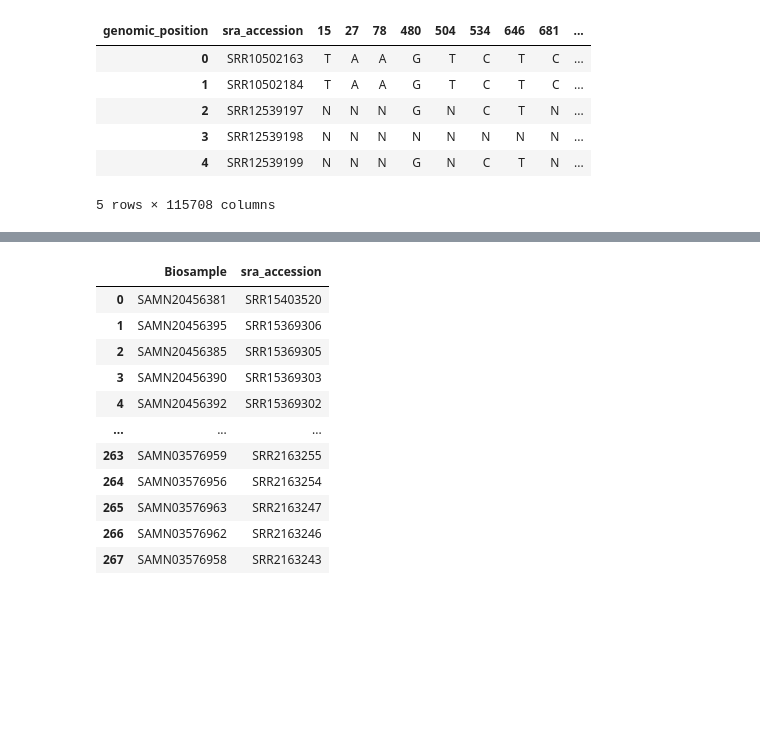
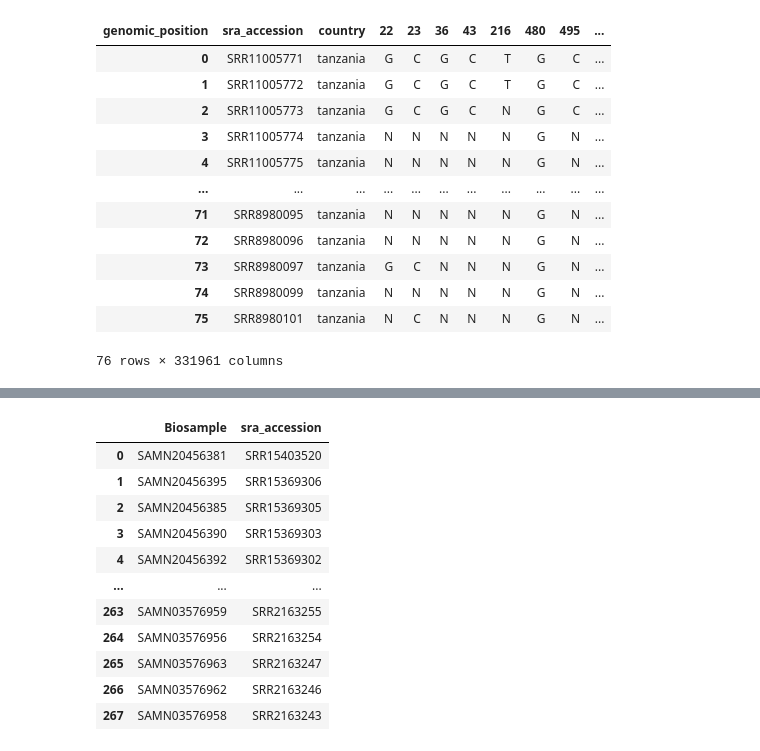
Before and after one commit to omicscodeathon/salmonellaml, a Jupyter notebook: notebooks/preprocessing_04.ipynb, the cells around one changed output, grey strips where cells are left out. Saved outputs shown, nothing was run; the diff lists cells and outputs as text; code cells hidden in the pictures; blank space fills up the shorter version.

```diff
--- a/notebooks/preprocessing_04.ipynb
+++ b/notebooks/preprocessing_04.ipynb
@@ -10,7 +10,7 @@ cgr = CGR()
 def get_last_name(file_path):
     return Path(file_path).stem
 
-def preprocessing(snp_list):
+def preprocessing(snp_list,df_bio,df_sra,country):
     # Step1: merge SNPs of all samples
     with open(snp_list, "r") as f:
         sample_files = f.read().splitlines()
@@ -29,7 +29,7 @@ def preprocessing(snp_list):
         for sample in sample_files[1:]:
             try:
                 pd.read_csv(sample, sep=" ", header=None)
-                print(sample)
+#                 print(sample)
                 sample_data = pd.read_csv(sample, sep=" ", header=None)
                 column_name = get_last_name(sample)
                 sample_data.columns = ["genomic_position", "REF", column_name]
@@ -43,9 +43,32 @@ def preprocessing(snp_list):
         merge_data.set_index("genomic_position", inplace=True)
         # Tranpose the df (reverse) to have samples as rows and genomic positions as columns
         merge_data = merge_data.T
+        #replace nan with merged data
+#        df=df.merge_data("N")
+        df=merge_data.fillna("N")
+
+        df=df.reset_index()
+        df=df.rename(columns={"index":"sra_accession"})
+
+        # Step 2: Remove constant columns
+        non_constant_cols = df.columns[df.nunique() > 1]
+        df_constant_dropped = df[non_constant_cols]
+        df_constant_dropped
+        df_constant_dropped.insert(1, "country", country)
+        # read metadata
+        df_bio=pd.read_table(df_bio)
+        df_sra=pd.read_table(df_sra,header=None)
+        #map sra to biosample
+        df_sra_biosample=pd.concat([df_bio,df_sra], axis=1)
+         # concat the sra and df
+        df_sra_biosample.dropna(inplace=True)
+        df_country=pd.concat([df_sra_biosample,df],axis=1)
+        df_country
+
+        df_constant_dropped.to_csv(f"../data/{country}_processed.csv")
 
         # Move the return statement outside the loop, after all samples have been processed and merged.
-        return merge_data
+        return df_constant_dropped
 
     except Exception as e:
         print("Error:", str(e))
@@ -53,7 +76,6 @@ def preprocessing(snp_list):
 
 
 # Call the preprocessing function and store the result in the 'df' variable
-df = preprocessing("../data/snp.lists")
 #     merge_data = merge_data.fillna("N")
 #     merge_data = merge_data.replace({"A": 1, "G": 2, "C": 3, "T": 4, "N": 0})
 #     merge_data = merge_data.rename(columns={"V1": "POS"})
@@ -64,9 +86,6 @@ df = preprocessing("../data/snp.lists")
 #     tinput4 = tinput[tinput["Num"] < value]
 #     tinput5 = tinput4.T
 #     tinput5.to_csv("snp_input.csv", index=False)
-
-df=preprocessing("../data/snp.lists")
-df
 #     # FCGR Encoding using kaos package
 #     data = pd.read_csv("snp_input.csv")
 #     data = data.replace({0: "N", 1: "A", 2: "G", 3: "C", 4: "T"})
@@ -193,10 +96,0 @@ df_kenya
-# %%
-df.head()
-# %% [output]
-| genomic_position | sra_accession | 15 | 27 | 78 | 480 | 504 | 534 | 646 | 681 | ... |
-| 0 | SRR10502163 | T | A | A | G | T | C | T | C | ... |
-| 1 | SRR10502184 | T | A | A | G | T | C | T | C | ... |
-| 2 | SRR12539197 | N | N | N | G | N | C | T | N | ... |
-| 3 | SRR12539198 | N | N | N | N | N | N | N | N | ... |
-| 4 | SRR12539199 | N | N | N | G | N | C | T | N | ... |
-5 rows × 115708 columns
@@ -202,0 +102,21 @@ df.head()
+# %%
+df_tz = preprocessing(snp_list="../data/snp.lists",
+                      df_bio="../work/5a/c62ab92992b24ec6c72c7c94c7903d/tanzania_biosamples.txt",
+                      df_sra="../pipeline/run-2023-08-11-salmonellaml/sra_tanzania_biosamples.txt",
+                      country="tanzania")
+# %%
+df_tz
+# %% [output]
+| genomic_position | sra_accession | country | 22 | 23 | 36 | 43 | 216 | 480 | 495 | ... |
+| 0 | SRR11005771 | tanzania | G | C | G | C | T | G | C | ... |
+| 1 | SRR11005772 | tanzania | G | C | G | C | T | G | C | ... |
+| 2 | SRR11005773 | tanzania | G | C | G | C | N | G | C | ... |
+| 3 | SRR11005774 | tanzania | N | N | N | N | N | G | N | ... |
+| 4 | SRR11005775 | tanzania | N | N | N | N | N | G | N | ... |
+| ... | ... | ... | ... | ... | ... | ... | ... | ... | ... | ... |
+| 71 | SRR8980095 | tanzania | N | N | N | N | N | G | N | ... |
+| 72 | SRR8980096 | tanzania | N | N | N | N | N | G | N | ... |
+| 73 | SRR8980097 | tanzania | G | C | N | N | N | G | N | ... |
+| 74 | SRR8980099 | tanzania | N | N | N | N | N | G | N | ... |
+| 75 | SRR8980101 | tanzania | N | C | N | N | N | G | N | ... |
+76 rows × 331961 columns
```
Also changed, not shown: parts of 23 cells of this notebook.
